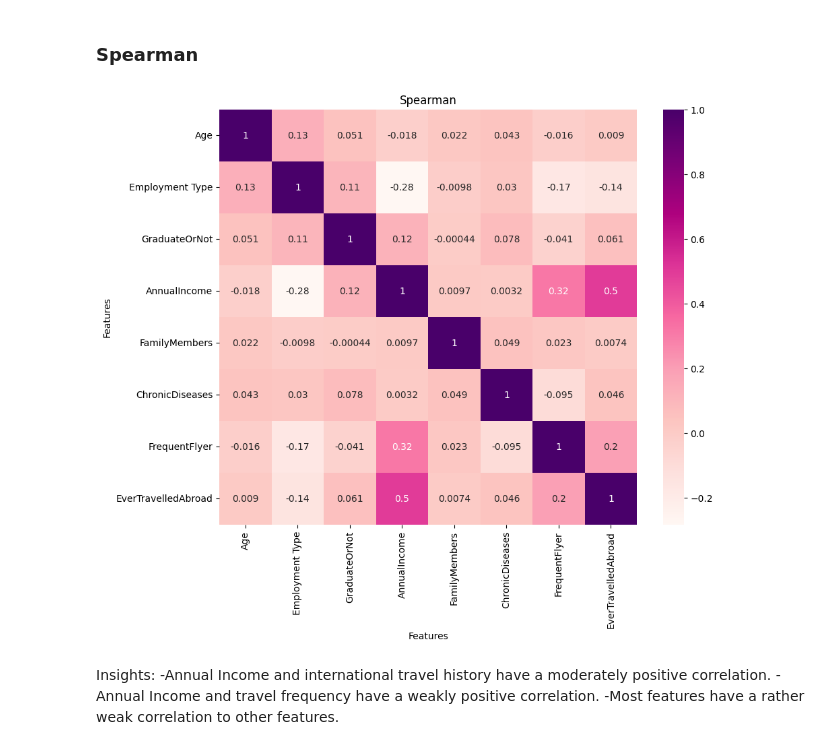
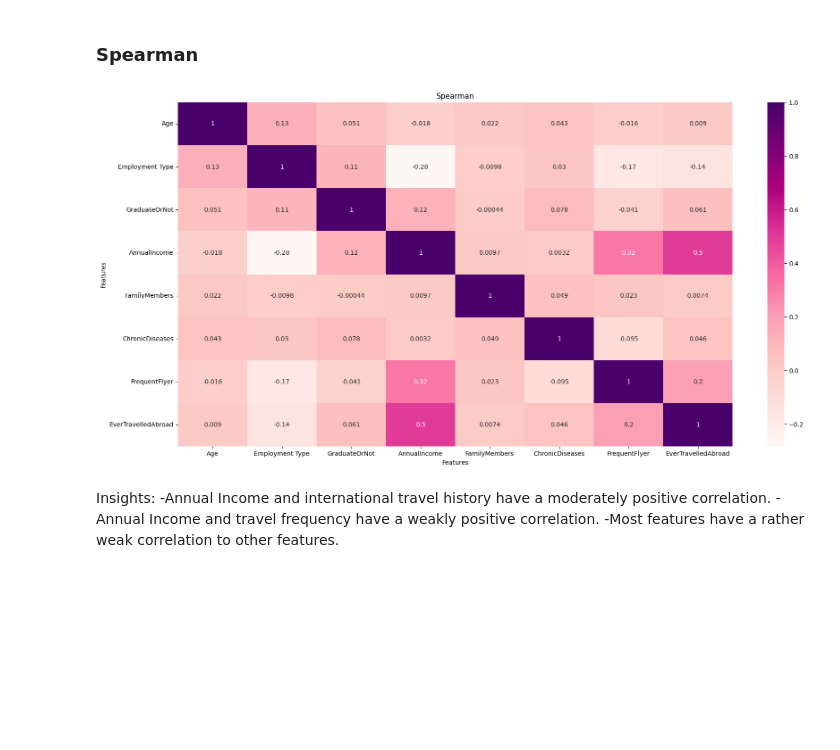
Before and after one commit to JanKosgei/Travel-Insurance-Prediction, a Jupyter notebook: Travel Insurance Prediction.ipynb, the cells around one changed output. Cells and saved outputs as stored; diff of their text form; code cells hidden in the pictures; blank space fills up the shorter version.

```diff
--- a/Travel Insurance Prediction.ipynb
+++ b/Travel Insurance Prediction.ipynb
@@ -322,14 +323,14 @@ plt.show()
 # %% [markdown]
 ### Spearman
 # %%
-figure = plt.figure(figsize=(10,8))
+figure = plt.figure(figsize=(20,10))
 sns.heatmap(corrSpearman,annot=True,cmap='RdPu')
 plt.title("Spearman")
 plt.xlabel("Features")
 plt.ylabel("Features")
 plt.show()
 # %% [output]
-[figure, old version]
+[figure, new version]
 # %% [markdown]
 Insights:
 -Annual Income and international travel history have a moderately positive correlation.
```
Also changed, not shown: parts of 10 cells of this notebook.
